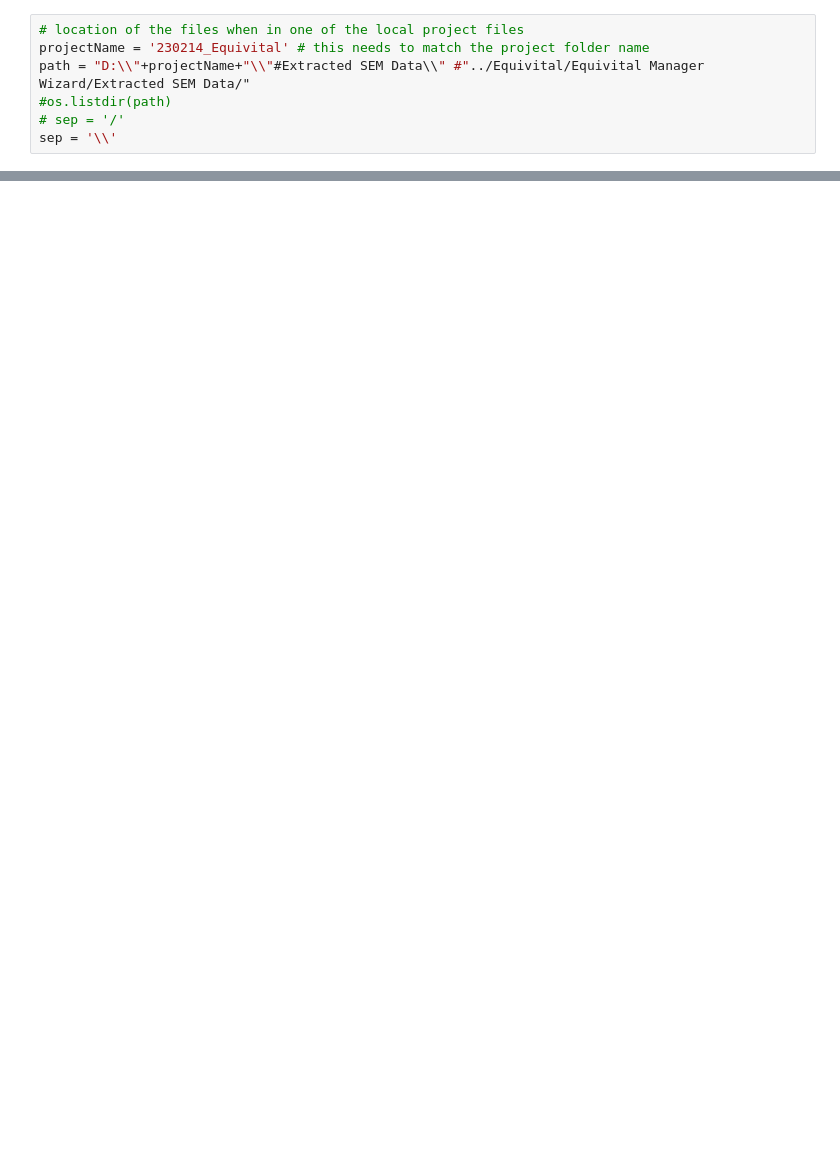
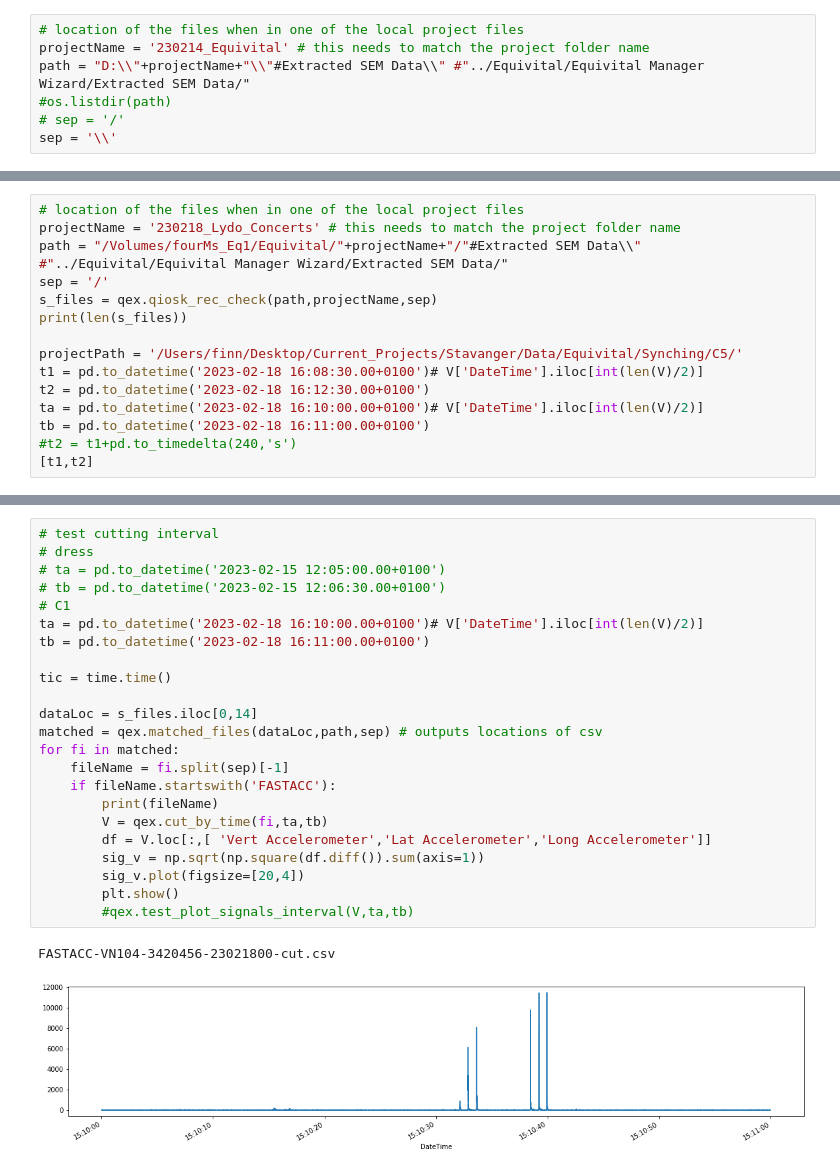
Before and after one commit to finn42/qiosk_processing, a Jupyter notebook: Snipping_cutfiles.ipynb, the cells around one changed output, grey strips where cells are left out. Saved outputs shown, nothing was run; the diff lists cells and outputs as text; blank space fills up the shorter version.

```diff
--- a/Snipping_cutfiles.ipynb
+++ b/Snipping_cutfiles.ipynb
@@ -49,0 +154,15 @@ df_datafiles
+# %%
+# location of the files when in one of the local project files
+projectName = '230218_Lydo_Concerts' # this needs to match the project folder name
+path = "/Volumes/fourMs_Eq1/Equivital/"+projectName+"/"#Extracted SEM Data\\" #"../Equivital/Equivital Manager Wizard/Extracted SEM Data/"
+sep = '/'
+s_files = qex.qiosk_rec_check(path,projectName,sep)
+print(len(s_files))
+
+projectPath = '/Users/finn/Desktop/Current_Projects/Stavanger/Data/Equivital/Synching/C5/'
+t1 = pd.to_datetime('2023-02-18 16:08:30.00+0100')# V['DateTime'].iloc[int(len(V)/2)]
+t2 = pd.to_datetime('2023-02-18 16:12:30.00+0100')
+ta = pd.to_datetime('2023-02-18 16:10:00.00+0100')# V['DateTime'].iloc[int(len(V)/2)]
+tb = pd.to_datetime('2023-02-18 16:11:00.00+0100')
+#t2 = t1+pd.to_timedelta(240,'s')
+[t1,t2]
@@ -49,0 +173,26 @@ df_datafiles
+# %%
+# test cutting interval
+# dress
+# ta = pd.to_datetime('2023-02-15 12:05:00.00+0100')
+# tb = pd.to_datetime('2023-02-15 12:06:30.00+0100')
+# C1
+ta = pd.to_datetime('2023-02-18 16:10:00.00+0100')# V['DateTime'].iloc[int(len(V)/2)]
+tb = pd.to_datetime('2023-02-18 16:11:00.00+0100')
+
+tic = time.time()
+
+dataLoc = s_files.iloc[0,14]
+matched = qex.matched_files(dataLoc,path,sep) # outputs locations of csv
+for fi in matched:
+    fileName = fi.split(sep)[-1]
+    if fileName.startswith('FASTACC'):
+        print(fileName)
+        V = qex.cut_by_time(fi,ta,tb)
+        df = V.loc[:,[ 'Vert Accelerometer','Lat Accelerometer','Long Accelerometer']]
+        sig_v = np.sqrt(np.square(df.diff()).sum(axis=1))
+        sig_v.plot(figsize=[20,4])
+        plt.show()
+        #qex.test_plot_signals_interval(V,ta,tb)
+# %% [output]
+FASTACC-VN104-3420456-23021800-cut.csv
+[figure, added]
```
Also changed, not shown: parts of 13 cells of this notebook, 6 other files.
